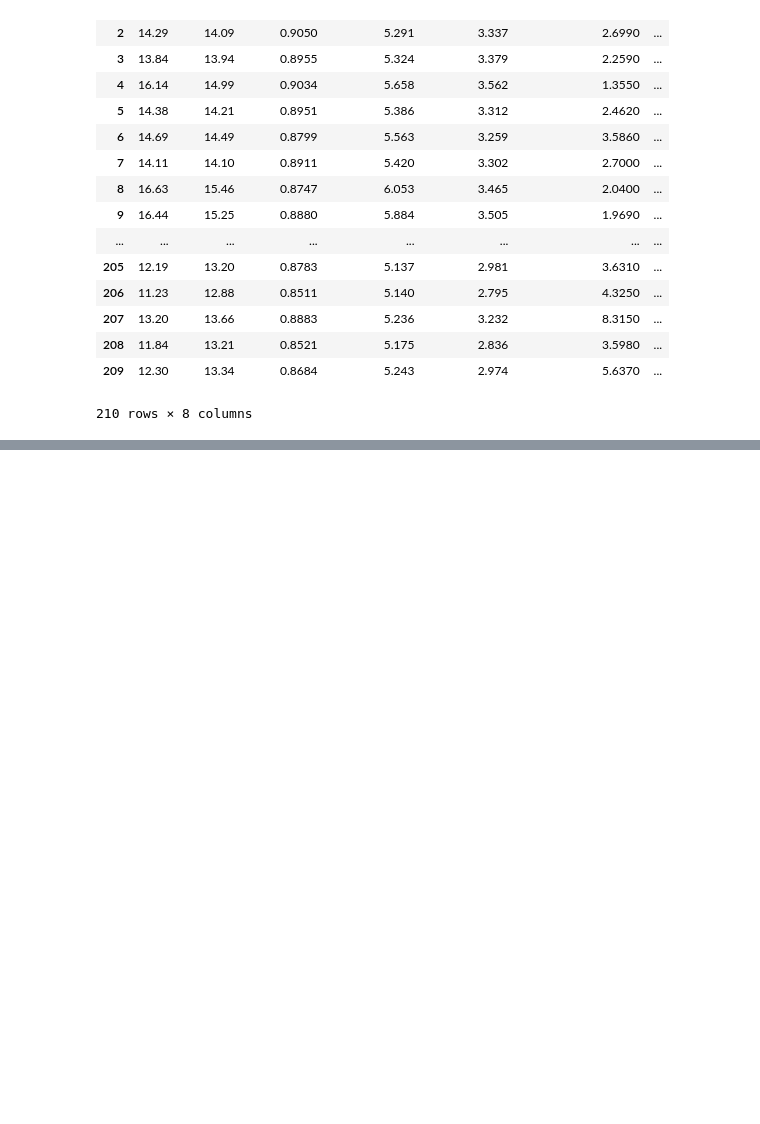
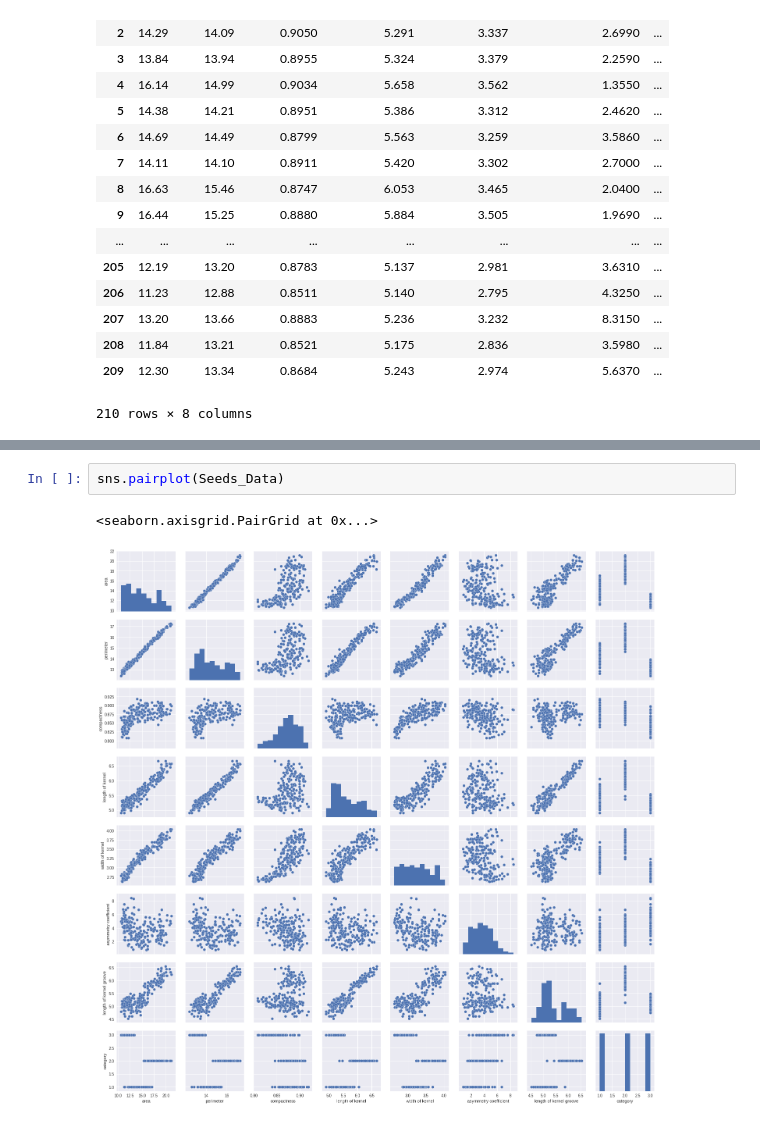
Before and after one commit to kchan23/UCI-ML-Seeds, a Jupyter notebook: 01-description.ipynb, the cells around one changed output, grey strips where cells are left out. Saved outputs shown, nothing was run; the diff lists cells and outputs as text; blank space fills up the shorter version.

```diff
--- a/01-description.ipynb
+++ b/01-description.ipynb
@@ -57,0 +71,5 @@ Seeds_Data
+# %%
+sns.pairplot(Seeds_Data)
+# %% [output]
+<seaborn.axisgrid.PairGrid at 0x...>
+[figure, added]
```
Also changed, not shown: parts of 6 cells of this notebook.
